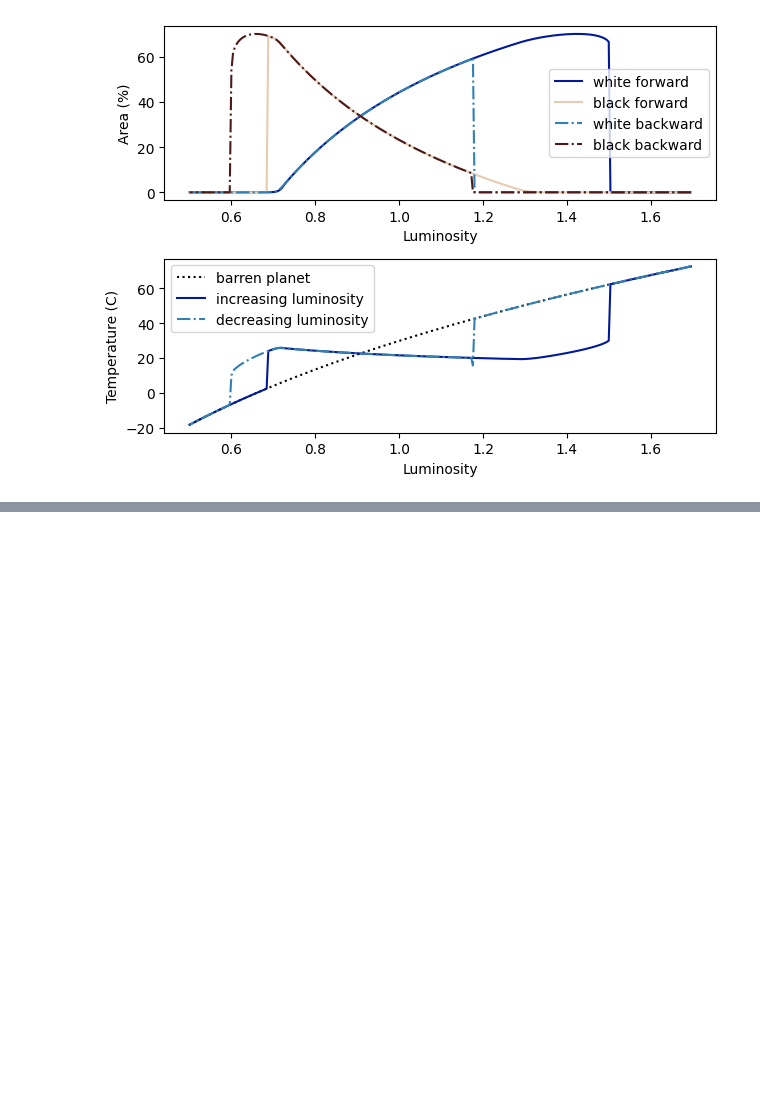
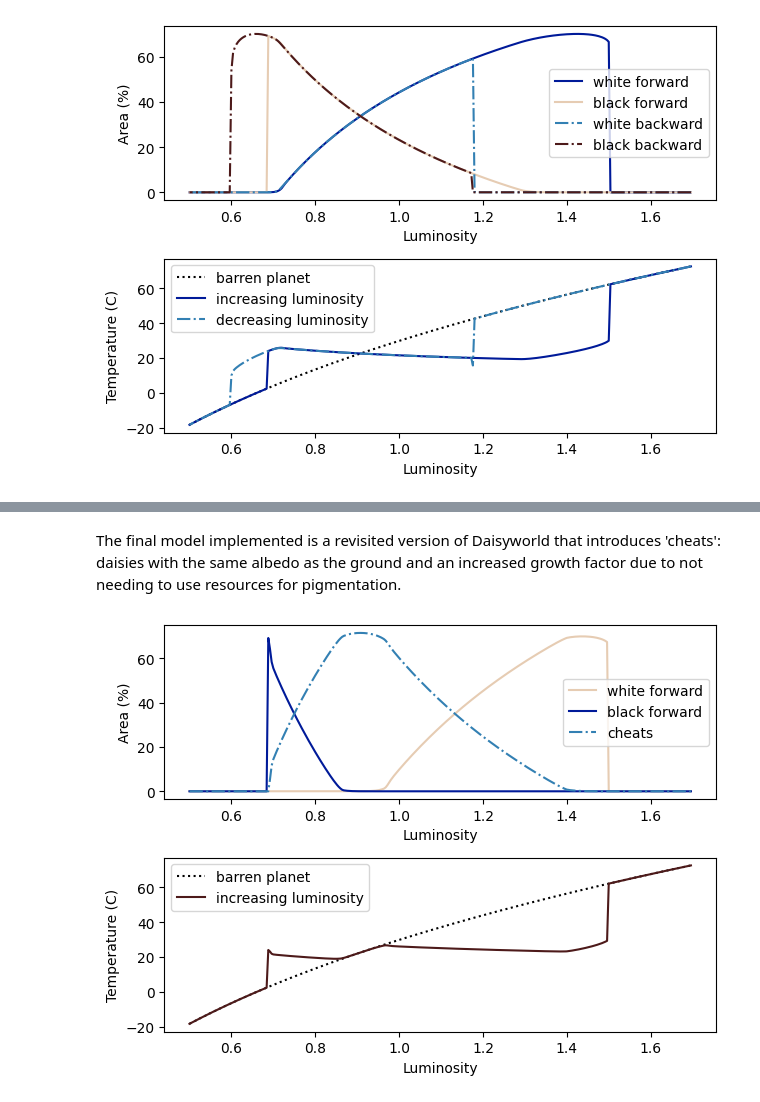
Before and after one commit to Nigritella/Daisyworld, a Jupyter notebook: daisyworld.ipynb, the cells around one changed output, grey strips where cells are left out. Saved outputs shown, nothing was run; the diff lists cells and outputs as text; code cells hidden in the pictures; blank space fills up the shorter version.

```diff
--- a/daisyworld.ipynb
+++ b/daisyworld.ipynb
@@ -186,0 +325,75 @@ plt.show()
+# %% [markdown]
+The final model implemented is a revisited version of Daisyworld that introduces 'cheats': daisies with the same albedo as the ground and an increased growth factor due to not needing to use resources for pigmentation.
+# %%
+area_w, area_b, area_c, area_g = [], [], [], []
+planetary_Tc = []
+
+alpha_c = 0.01
+a_c = a_g
+
+albedo_with_cheats = [a_w, a_b, a_c, a_g]
+
+for L in luminosities:
+    count = 0
+
+    alpha_w = max(0.01, alpha_w)
+    alpha_b = max(0.01, alpha_b)
+    alpha_c = max(0.01, alpha_c)
+    alpha_g = 1 - alpha_w - alpha_b - alpha_c
+
+    for count in range(n_iterations):
+
+        area = [alpha_w, alpha_b, alpha_c, alpha_g]
+
+        a_p = planetary_albedo(albedo_with_cheats, area)
+        Tc_p = planetary_temperature_C(a_p, L, S)
+
+        Tc_w = linear_local_temperature_C(a_w, a_p, Tc_p, q)
+        Tc_b = linear_local_temperature_C(a_b, a_p, Tc_p, q)
+        Tc_c = linear_local_temperature_C(a_c, a_p, Tc_p, q)
+
+        beta_w = growth_rate(Tc_w, Tc_opt, k)
+        beta_b = growth_rate(Tc_b, Tc_opt, k)
+        beta_c = 1.05 * growth_rate(Tc_c, Tc_opt, k)
+
+        alpha_w += alpha_w * delta_t * (beta_w * alpha_g - gamma)
+        alpha_b += alpha_b * delta_t * (beta_b * alpha_g - gamma)
+        alpha_c += alpha_c * delta_t * (beta_c * alpha_g - gamma)
+        alpha_g = 1 - alpha_w - alpha_b - alpha_c
+
+        count += 1
+
+    area_w.append(alpha_w)
+    area_b.append(alpha_b)
+    area_c.append(alpha_c)
+    area_g.append(alpha_g)
+    planetary_Tc.append(Tc_p)
+
+percentage_area_w_forward = [float(value * 100) for value in area_w]
+percentage_area_b_forward = [float(value * 100) for value in area_b]
+percentage_area_c_forward = [float(value * 100) for value in area_c]
+percentage_area_g_forward = [float(value * 100) for value in area_g]
+planetary_Tc_forward = [float(value) for value in planetary_Tc]
+
+fig, axes = plt.subplots(2, 1)
+
+axes[0].plot(luminosities, percentage_area_w_forward, color=(0.9, 0.8, 0.7), label='white forward', linestyle='-')
+axes[0].plot(luminosities, percentage_area_b_forward, color=(0.0, 0.1, 0.6), label='black forward', linestyle='-')
+axes[0].plot(luminosities, percentage_area_c_forward, color=(0.2, 0.5, 0.7), label='cheats', linestyle='-.')
+axes[0].set_ylabel('Area (%)')
+axes[0].set_xlabel('Luminosity')
+axes[0].legend()
+
+axes[1].plot(luminosities, Tc_p_lifeless, color='black', label='barren planet', linestyle=':')
+axes[1].plot(luminosities, planetary_Tc_forward, color=(0.3, 0.1, 0.1), label='increasing luminosity')
+axes[1].set_xlabel('Luminosity')
+axes[1].set_ylabel('Temperature (C)')
+axes[1].legend()
+
+plt.tight_layout()
+
+#plt.savefig('cheats')
+
+plt.show()
+# %% [output]
+[figure, added]
```
Also changed, not shown: parts of 4 cells of this notebook.
